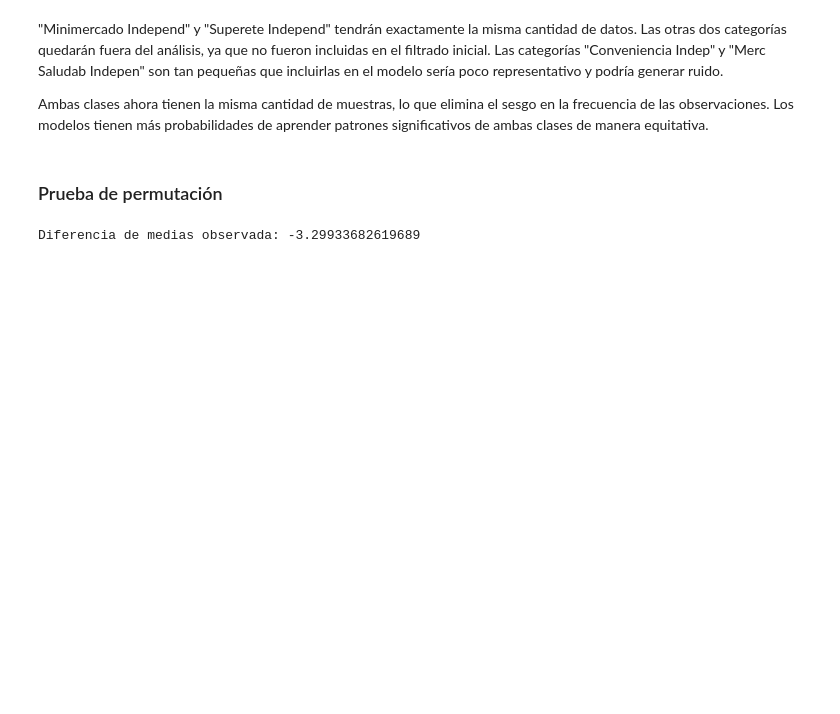
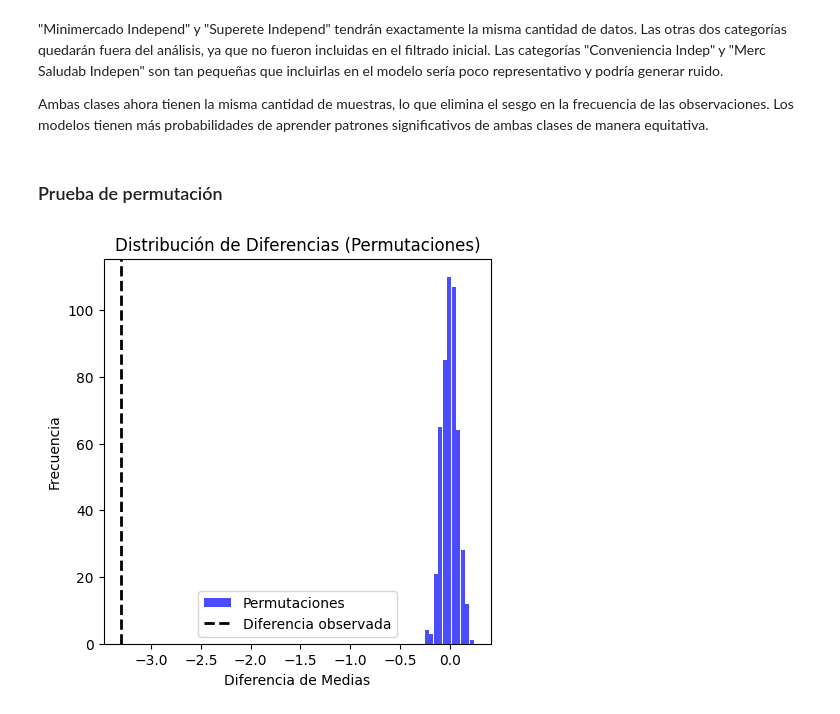
Before and after one commit to andres-eric/Analisis-de-datos-de-ventas-Nutresa, a Jupyter notebook: pruebas significativas.ipynb, the cells around one changed output. Saved outputs shown, nothing was run; the diff lists cells and outputs as text; code cells hidden in the pictures; blank space fills up the shorter version.

```diff
--- a/pruebas significativas.ipynb
+++ b/pruebas significativas.ipynb
@@ -98,18 +99,10 @@ Ambas clases ahora tienen la misma cantidad de muestras, lo que elimina el sesgo
 Los modelos tienen más probabilidades de aprender patrones significativos de ambas clases de manera equitativa.
 # %% [markdown]
 ### Prueba de permutación
-# %%
-grupo_minimercado = df[df['TIPOL_TRANS_NAME'] == 'Minimercado Independ']['QTY']
-grupo_superete = df[df['TIPOL_TRANS_NAME'] == 'Superete Independ']['QTY']
-
-diferencia_observada = np.mean(grupo_minimercado) - np.mean(grupo_superete)
-
-print(f"Diferencia de medias observada: {diferencia_observada}")
-
-n_permutaciones = 10000
-diferencias_permutadas = []
-
-# Unir los datos de QTY para permutar
-valores_completos = df['QTY'].values
-# %% [output]
-Diferencia de medias observada: -3.29933682619689
+# %%
+a = list(df[df['TIPOL_TRANS_NAME'] == 'Minimercado Independ']['QTY'])
+b = list(df[df['TIPOL_TRANS_NAME'] == 'Superete Independ']['QTY'])
+# %%
+diferencia_permutada=grafica_permutaciones(a, b)
+# %% [output]
+[figure, added]
```
Also changed, not shown: parts of 2 cells of this notebook.
